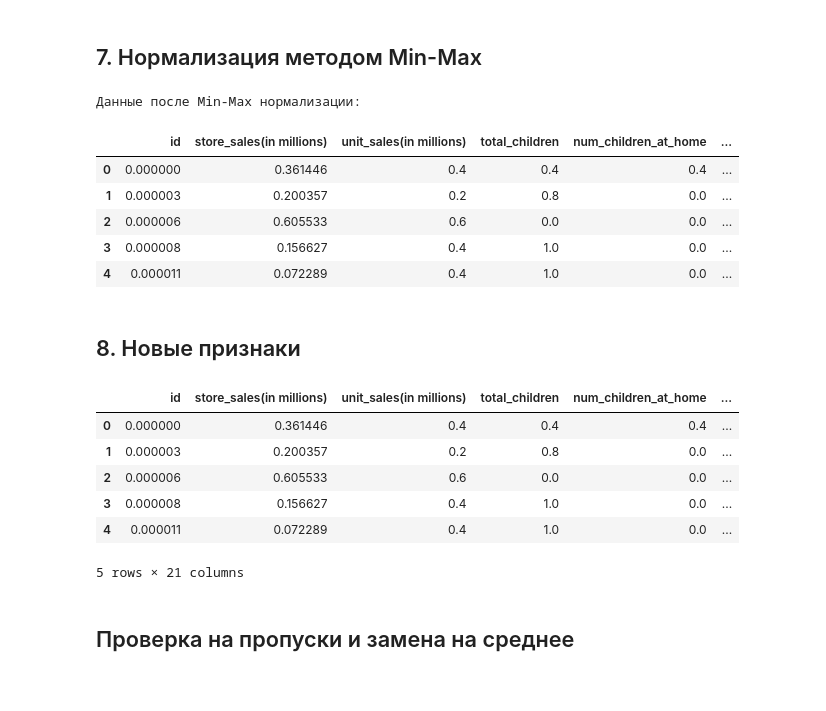
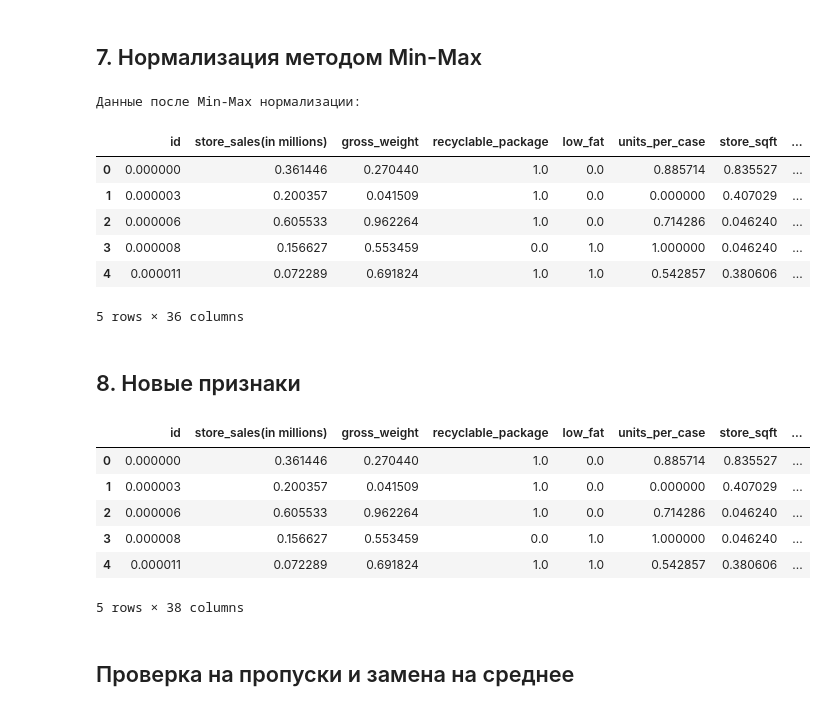
Before and after one commit to pp1e/omnissiah, a Jupyter notebook: Data_preprocessing.ipynb, the cells around one changed output. Saved outputs shown, nothing was run; the diff lists cells and outputs as text; code cells hidden in the pictures.

```diff
--- a/Data_preprocessing.ipynb
+++ b/Data_preprocessing.ipynb
@@ -3,7 +3,7 @@
 # %%
 import pandas as pd
 # %%
-train_df = pd.read_csv('train.csv')
+train_df = pd.read_csv('data/train.csv')
 # %% [markdown]
 ## 1. Описание признаков
 # %%
@@ -107,0 +128,14 @@ print("Категориальные признаки:", categorical_features)
+# %%
+train_df['unit_sales(in millions)'] = train_df['unit_sales(in millions)'].astype('category')
+train_df['total_children'] = train_df['total_children'].astype('category')
+train_df['num_children_at_home'] = train_df['num_children_at_home'].astype('category')
+train_df['avg_cars_at home(approx).1'] = train_df['avg_cars_at home(approx).1'].astype('category')
+# train_df['recyclable_package'] = train_df['recyclable_package'].astype('category')
+# train_df['low_fat'] = train_df['low_fat'].astype('category')
+# train_df['coffee_bar'] = train_df['coffee_bar'].astype('category')
+# train_df['video_store'] = train_df['video_store'].astype('category')
+# train_df['salad_bar'] = train_df['salad_bar'].astype('category')
+# train_df['prepared_food'] = train_df['prepared_food'].astype('category')
+# train_df['florist'] = train_df['florist'].astype('category')
+
+train_df.info()
@@ -107,0 +162,18 @@ print("Категориальные признаки:", categorical_features)
+# %%
+from sklearn.preprocessing import OneHotEncoder
+
+# Закодируем с помощью меток
+print(train_df.info())
+categorical_features = train_df.select_dtypes(include=['category']).columns
+# encoder = LabelEncoder()
+encoder = OneHotEncoder(handle_unknown='ignore', sparse_output=False)
+encoder.fit(train_df[categorical_features])
+encoded_data = encoder.transform(train_df[categorical_features])
+encoded_df = pd.DataFrame(encoded_data, columns=encoder.get_feature_names_out(categorical_features))
+train_df = train_df.drop(columns=categorical_features).reset_index(drop=True)
+train_df = pd.concat([train_df, encoded_df], axis=1)
+# encoder.fit(train_df[categorical_features])
+# train_df[categorical_features] = encoder.transform(train_df[categorical_features])
+
+print(train_df.info())
+display(train_df.head())
@@ -110,39 +207,41 @@ print("Категориальные признаки:", categorical_features)
 # %%
 from sklearn.preprocessing import MinMaxScaler, StandardScaler
 
 # Выбираем числовые признаки для нормализации
 numeric_features = train_df.select_dtypes(include=['int', 'float']).columns
 
 # 1. Min-Max Scaling
 scaler_min_max = MinMaxScaler()
 df_min_max_scaled = train_df.copy()
-df_min_max_scaled[numeric_features] = scaler_min_max.fit_transform(train_df[numeric_features])
+scaler_min_max.fit(df_min_max_scaled[numeric_features])
+df_min_max_scaled[numeric_features] = scaler_min_max.transform(df_min_max_scaled[numeric_features])
 print("Данные после Min-Max нормализации:")
 display(df_min_max_scaled.head())
 # %% [output]
 Данные после Min-Max нормализации:
-|  | id | store_sales(in millions) | unit_sales(in millions) | total_children | num_children_at_home | ... |
-| 0 | 0.000000 | 0.361446 | 0.4 | 0.4 | 0.4 | ... |
-| 1 | 0.000003 | 0.200357 | 0.2 | 0.8 | 0.0 | ... |
-| 2 | 0.000006 | 0.605533 | 0.6 | 0.0 | 0.0 | ... |
-| 3 | 0.000008 | 0.156627 | 0.4 | 1.0 | 0.0 | ... |
-| 4 | 0.000011 | 0.072289 | 0.4 | 1.0 | 0.0 | ... |
+|  | id | store_sales(in millions) | gross_weight | recyclable_package | low_fat | units_per_case | store_sqft | ... |
+| 0 | 0.000000 | 0.361446 | 0.270440 | 1.0 | 0.0 | 0.885714 | 0.835527 | ... |
+| 1 | 0.000003 | 0.200357 | 0.041509 | 1.0 | 0.0 | 0.000000 | 0.407029 | ... |
+| 2 | 0.000006 | 0.605533 | 0.962264 | 1.0 | 0.0 | 0.714286 | 0.046240 | ... |
+| 3 | 0.000008 | 0.156627 | 0.553459 | 0.0 | 1.0 | 1.000000 | 0.046240 | ... |
+| 4 | 0.000011 | 0.072289 | 0.691824 | 1.0 | 1.0 | 0.542857 | 0.380606 | ... |
+5 rows × 36 columns
 # %% [markdown]
 ## 8. Новые признаки
 # %%
-df_min_max_scaled['price_per_unit'] = df_min_max_scaled['store_sales(in millions)'] / df_min_max_scaled['unit_sales(in millions)']
+# df_min_max_scaled['price_per_unit'] = df_min_max_scaled['store_sales(in millions)'] / df_min_max_scaled['unit_sales(in millions)']
 df_min_max_scaled['low_fat_ratio'] = df_min_max_scaled['low_fat'] / df_min_max_scaled['units_per_case']
-df_min_max_scaled['children_ratio'] = df_min_max_scaled['num_children_at_home'] / df_min_max_scaled['total_children']
+# df_min_max_scaled['children_ratio'] = df_min_max_scaled['num_children_at_home'] / df_min_max_scaled['total_children']
 df_min_max_scaled['weight_per_unit'] = df_min_max_scaled['gross_weight'] / df_min_max_scaled['units_per_case']
 df_min_max_scaled.head()
 # %% [output]
-|  | id | store_sales(in millions) | unit_sales(in millions) | total_children | num_children_at_home | ... |
-| 0 | 0.000000 | 0.361446 | 0.4 | 0.4 | 0.4 | ... |
-| 1 | 0.000003 | 0.200357 | 0.2 | 0.8 | 0.0 | ... |
-| 2 | 0.000006 | 0.605533 | 0.6 | 0.0 | 0.0 | ... |
-| 3 | 0.000008 | 0.156627 | 0.4 | 1.0 | 0.0 | ... |
-| 4 | 0.000011 | 0.072289 | 0.4 | 1.0 | 0.0 | ... |
+|  | id | store_sales(in millions) | gross_weight | recyclable_package | low_fat | units_per_case | store_sqft | ... |
+| 0 | 0.000000 | 0.361446 | 0.270440 | 1.0 | 0.0 | 0.885714 | 0.835527 | ... |
+| 1 | 0.000003 | 0.200357 | 0.041509 | 1.0 | 0.0 | 0.000000 | 0.407029 | ... |
+| 2 | 0.000006 | 0.605533 | 0.962264 | 1.0 | 0.0 | 0.714286 | 0.046240 | ... |
+| 3 | 0.000008 | 0.156627 | 0.553459 | 0.0 | 1.0 | 1.000000 | 0.046240 | ... |
+| 4 | 0.000011 | 0.072289 | 0.691824 | 1.0 | 1.0 | 0.542857 | 0.380606 | ... |
-5 rows × 21 columns
+5 rows × 38 columns
 # %% [markdown]
 ## Проверка на пропуски и замена на среднее
 # %%
```
Also changed, not shown: parts of 15 cells of this notebook, 2 other files.
